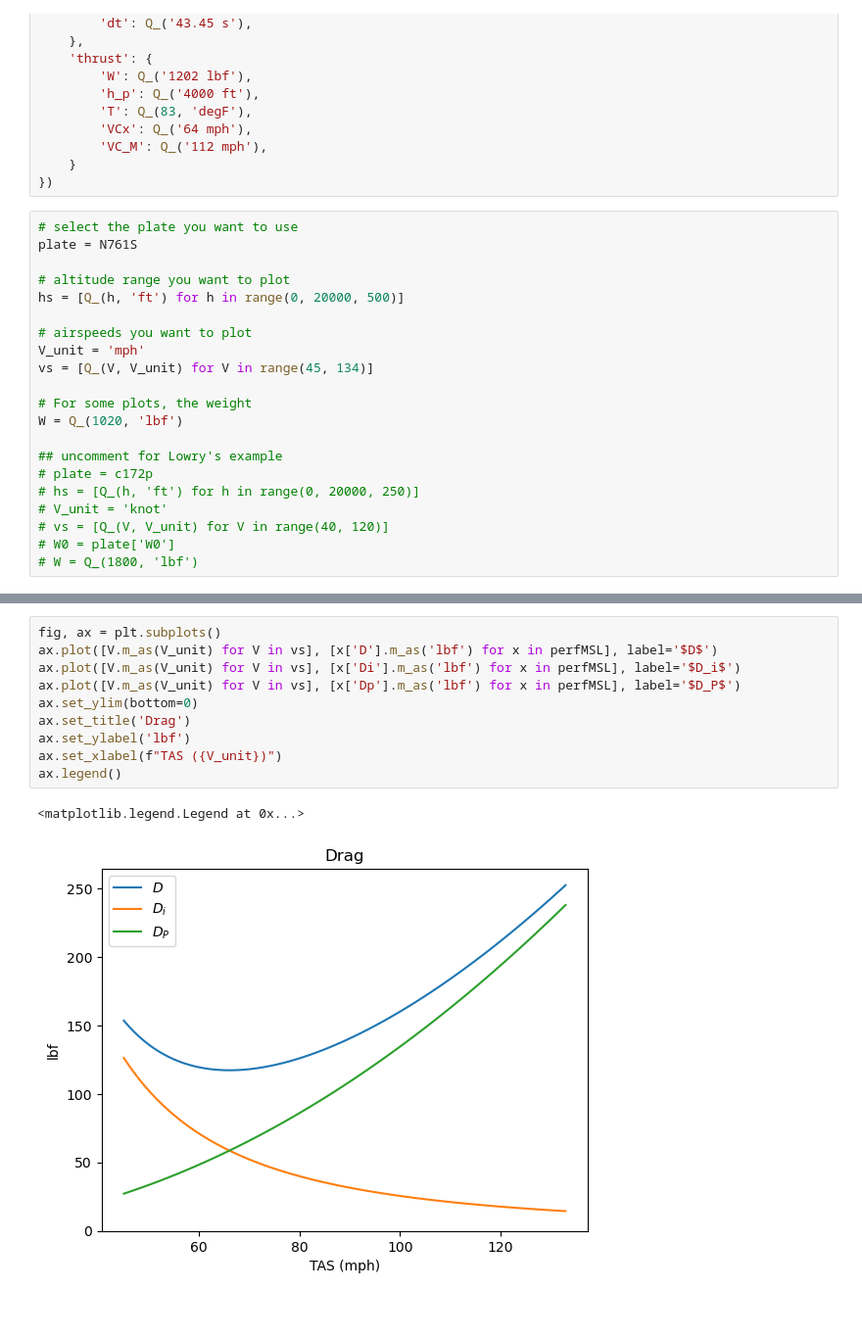
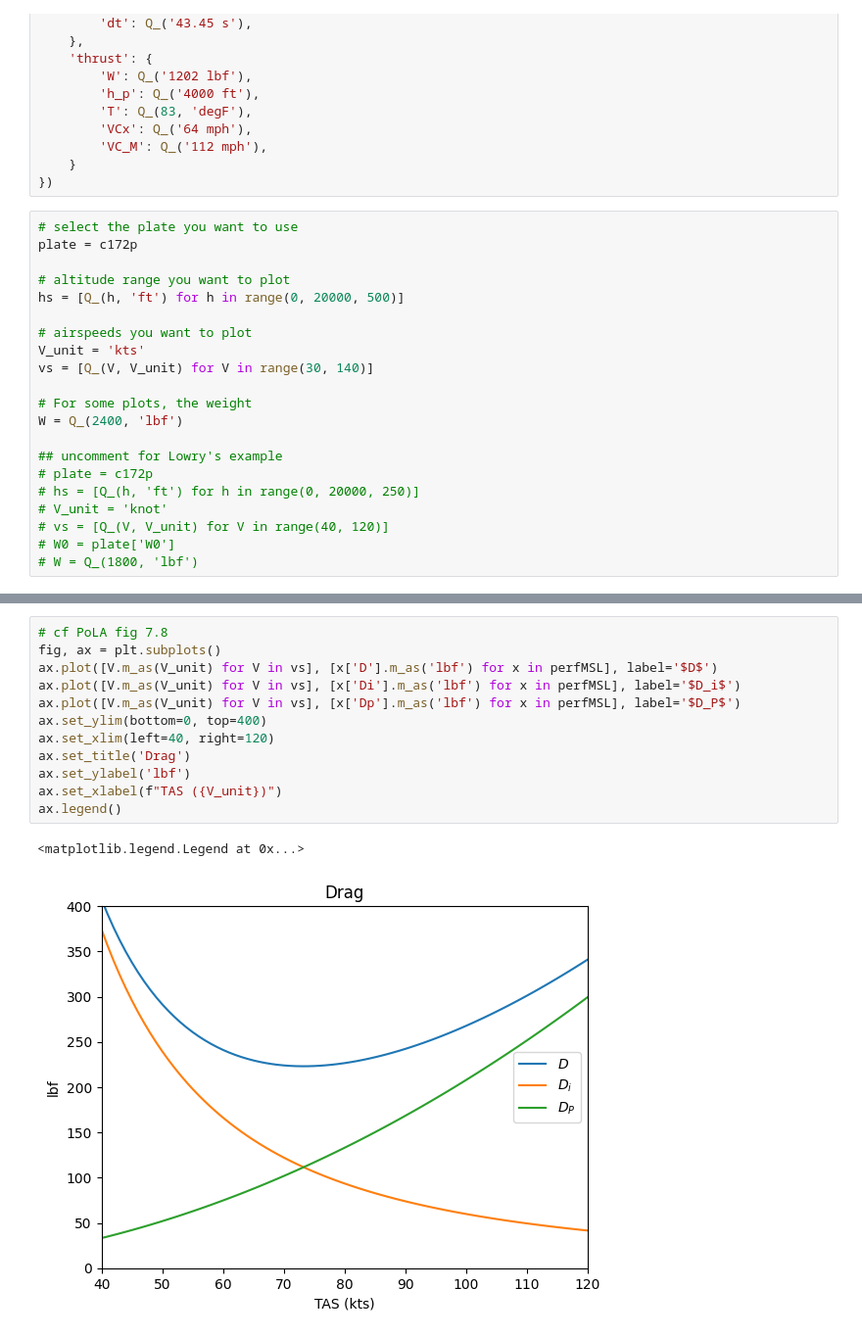
Before and after one commit to fugalh/lowry, a Jupyter notebook: Lowry.ipynb, the cells around one changed output, grey strips where cells are left out. Shown at 98% size. Drawn from its saved outputs; the diff is of its cells as text; blank space fills up the shorter version.

Commit message:
tweak what we have to match closely PoLA (c172p)
ready to refactor graphs

```diff
--- a/Lowry.ipynb
+++ b/Lowry.ipynb
@@ -59,17 +59,17 @@ N761S = lowry.bootstrap({
 })
 # %%
 # select the plate you want to use
-plate = N761S
+plate = c172p
 
 # altitude range you want to plot
 hs = [Q_(h, 'ft') for h in range(0, 20000, 500)]
 
 # airspeeds you want to plot
-V_unit = 'mph'
-vs = [Q_(V, V_unit) for V in range(45, 134)]
+V_unit = 'kts'
+vs = [Q_(V, V_unit) for V in range(30, 140)]
 
 # For some plots, the weight
-W = Q_(1020, 'lbf')
+W = Q_(2400, 'lbf')
 
 ## uncomment for Lowry's example
 # plate = c172p
@@ -123,14 +127,16 @@ ax.legend()
 # %%
+# cf PoLA fig 7.8
 fig, ax = plt.subplots()
 ax.plot([V.m_as(V_unit) for V in vs], [x['D'].m_as('lbf') for x in perfMSL], label='$D$')
 ax.plot([V.m_as(V_unit) for V in vs], [x['Di'].m_as('lbf') for x in perfMSL], label='$D_i$')
 ax.plot([V.m_as(V_unit) for V in vs], [x['Dp'].m_as('lbf') for x in perfMSL], label='$D_P$')
-ax.set_ylim(bottom=0)
+ax.set_ylim(bottom=0, top=400)
+ax.set_xlim(left=40, right=120)
 ax.set_title('Drag')
 ax.set_ylabel('lbf')
 ax.set_xlabel(f"TAS ({V_unit})")
 ax.legend()
 # %% [output]
 <matplotlib.legend.Legend at 0x...>
-[figure, old version]
+[figure, new version]
 # %%
```
Also changed, not shown: parts of 8 cells of this notebook, 1 other file.
